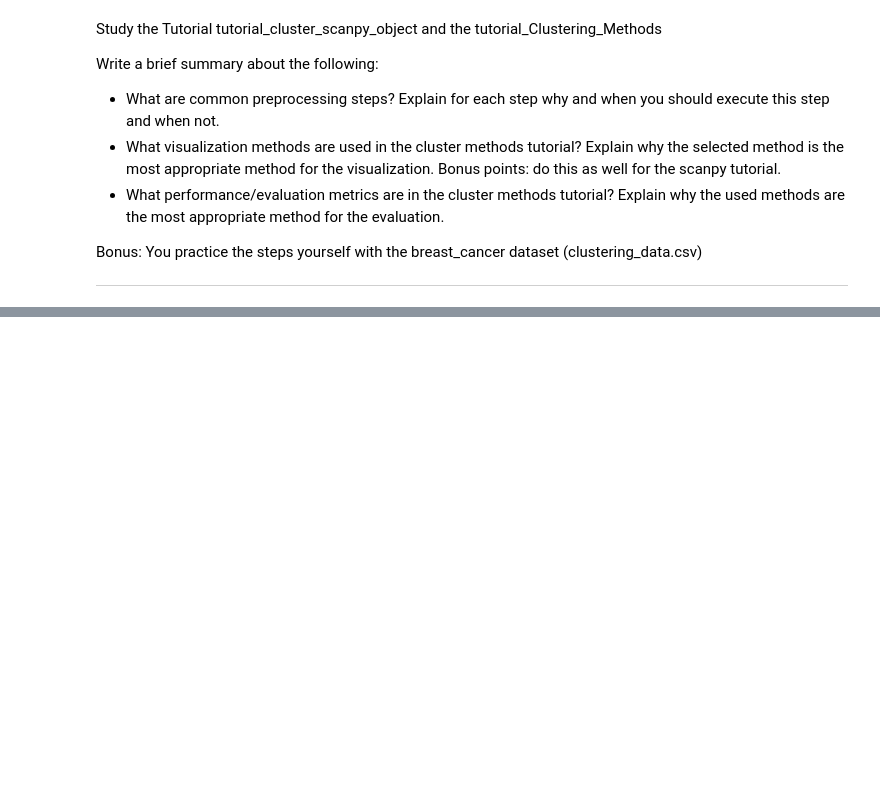
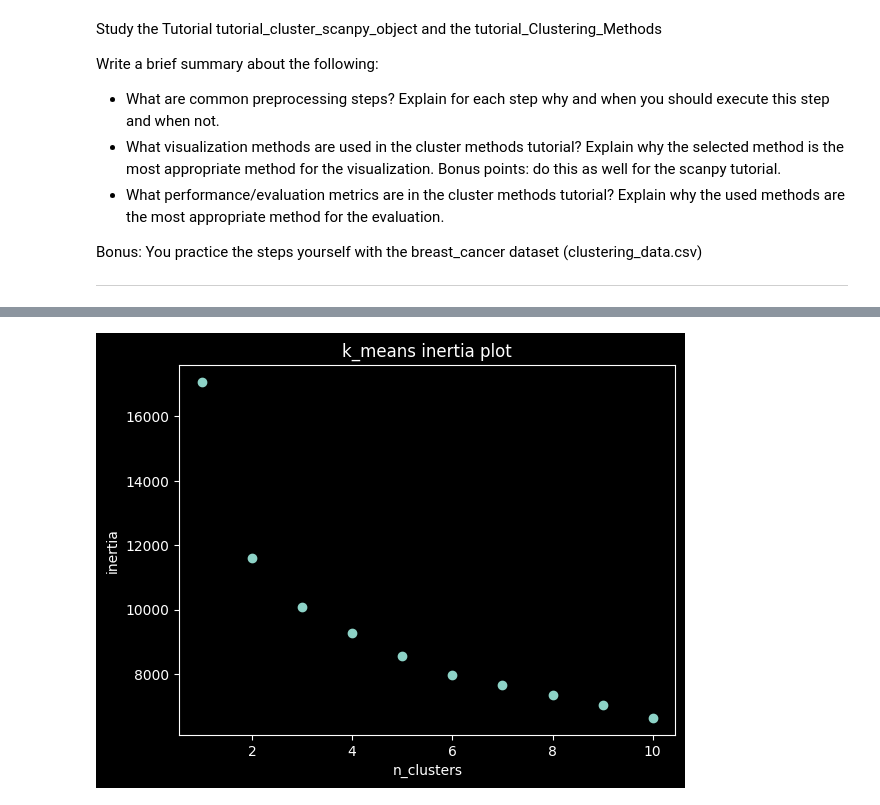
Before and after one commit to Tniemeijer/Data_science_3, a Jupyter notebook: portfolio_assignment_1.ipynb, the cells around one changed output, grey strips where cells are left out. Saved outputs shown, nothing was run; the diff lists cells and outputs as text; code cells hidden in the pictures; blank space fills up the shorter version.

```diff
--- a/portfolio_assignment_1.ipynb
+++ b/portfolio_assignment_1.ipynb
@@ -44,0 +117,20 @@ It shows that for some cluster sizes it performs better than others.
+# %%
+from sklearn.preprocessing import StandardScaler
+# Data standardization
+sc = StandardScaler()
+scaled_data = sc.fit_transform(bc_df.iloc[:,2:])
+# %%
+from sklearn.cluster import KMeans
+# clustering with k-means
+
+km = KMeans
+
+fig, ax = plt.subplots()
+inertia = [k.inertia_ for k in [km(n_clusters=n, n_init='auto').fit(scaled_data) for n in range(1,11,1)]]
+ax.scatter(x=range(1,11,1),y=inertia)
+ax.set_title("k_means inertia plot")
+ax.set_xlabel("n_clusters")
+ax.set_ylabel("inertia")
+plt.show()
+# %% [output]
+[figure, added]
```
Also changed, not shown: parts of 9 cells of this notebook.
